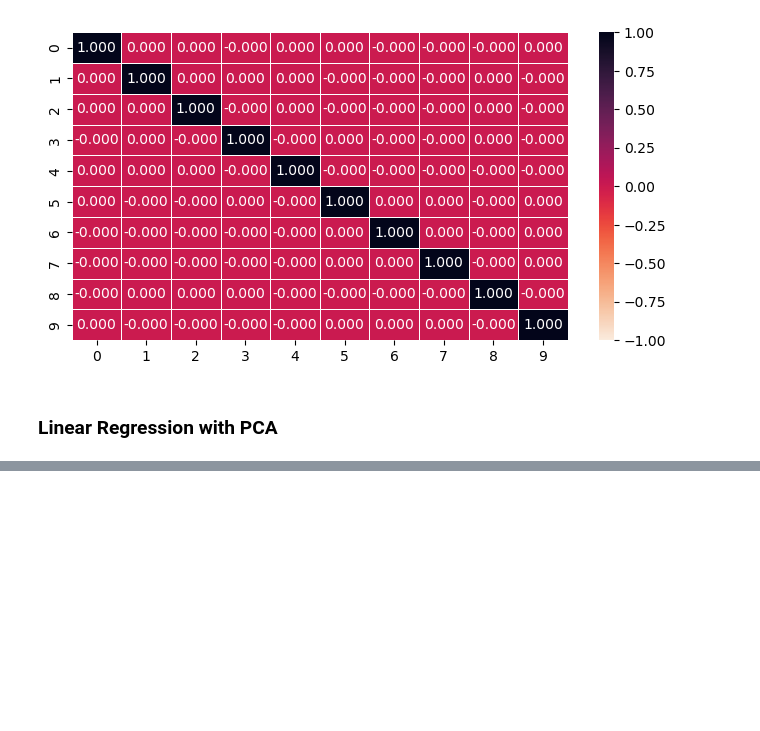
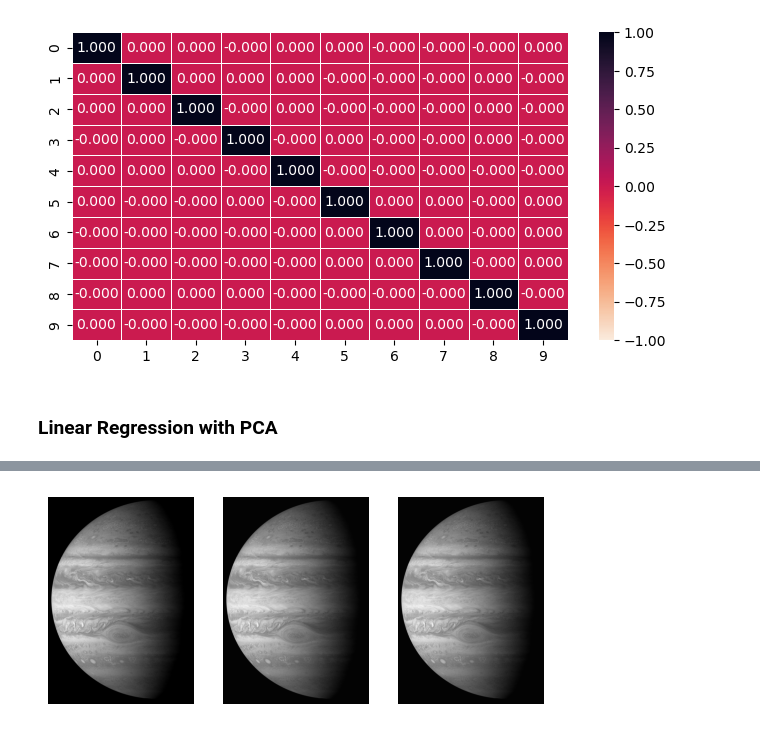
Before and after one commit to WellyWong/DTSA_5510_Unsupervised_Learning, a Jupyter notebook: pca.ipynb, the cells around one changed output, grey strips where cells are left out. Saved outputs shown, nothing was run; the diff lists cells and outputs as text; code cells hidden in the pictures; blank space fills up the shorter version.

```diff
--- a/pca.ipynb
+++ b/pca.ipynb
@@ -384,0 +587,30 @@ Test PCA R2: 0.8548343013329498
+# %%
+# Deterministic SVD
+U, S, VT = np.linalg.svd(X, full_matrices=0)
+# %%
+r = 400    # Target Rank
+q = 1      # Power Iterations
+p = 4      # Oversampling Parameter
+
+rU, rS, rVT = rSVD(X, r, q, p)
+# %%
+## Reconstruction
+XSVD = U[:,:(r+1)] @ np.diag(S[:(r+1)]) @ VT[:(r+1),:]         # SVD approximation
+errSVD = np.linalg.norm(X-XSVD, ord=2) / np.linalg.norm(X, ord=2)
+
+XrSVD = rU[:,:(r+1)] @ np.diag(rS[:(r+1)]) @ rVT[:(r+1),:]     # SVD approximation
+errSVD = np.linalg.norm(X-XrSVD, ord=2) / np.linalg.norm(X, ord=2)
+# %%
+fig, axs = plt.subplots(1, 3)
+
+plt.set_cmap('gray')
+axs[0].imshow(X)
+axs[0].axis('off')
+axs[1].imshow(XSVD)
+axs[1].axis('off')
+axs[2].imshow(XrSVD)
+axs[2].axis('off')
+
+plt.show()
+# %% [output]
+[figure, added]
```
Also changed, not shown: parts of 58 cells of this notebook.
